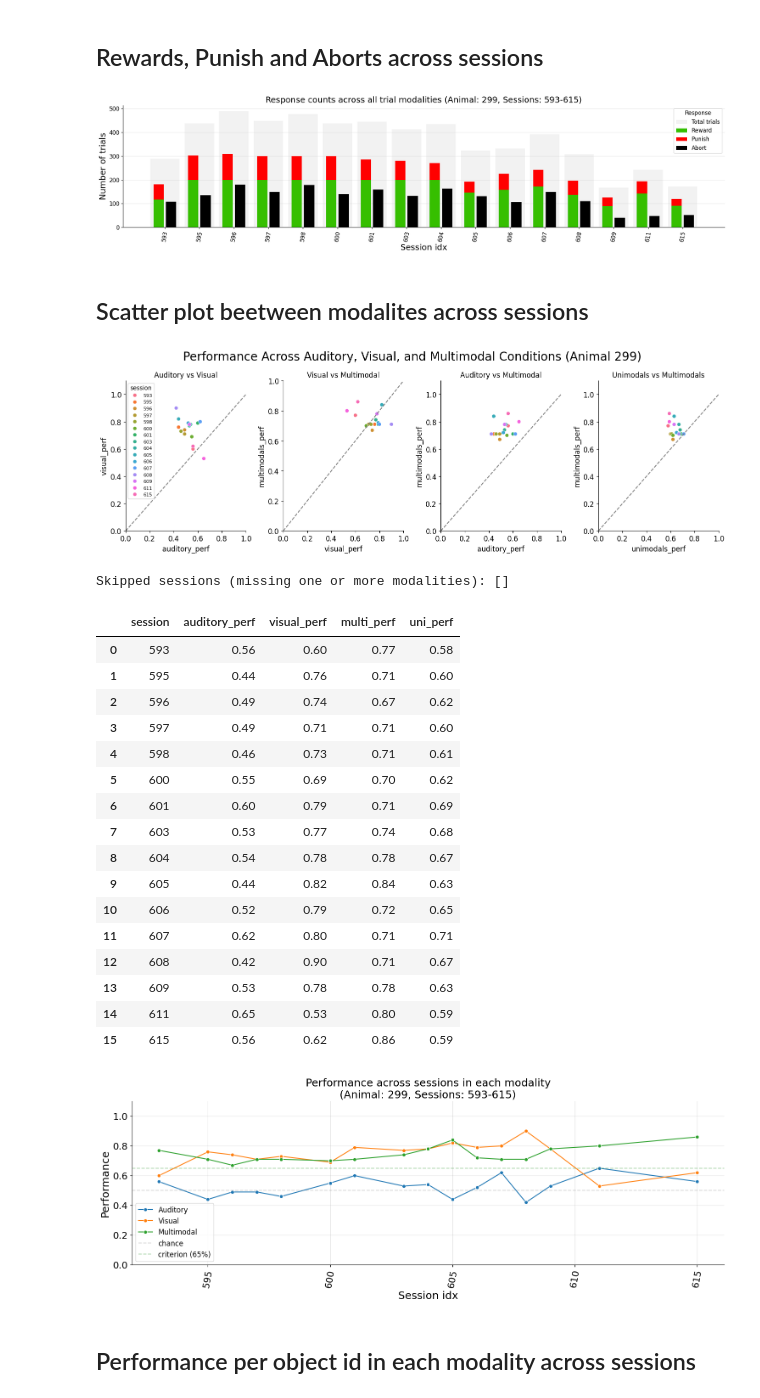
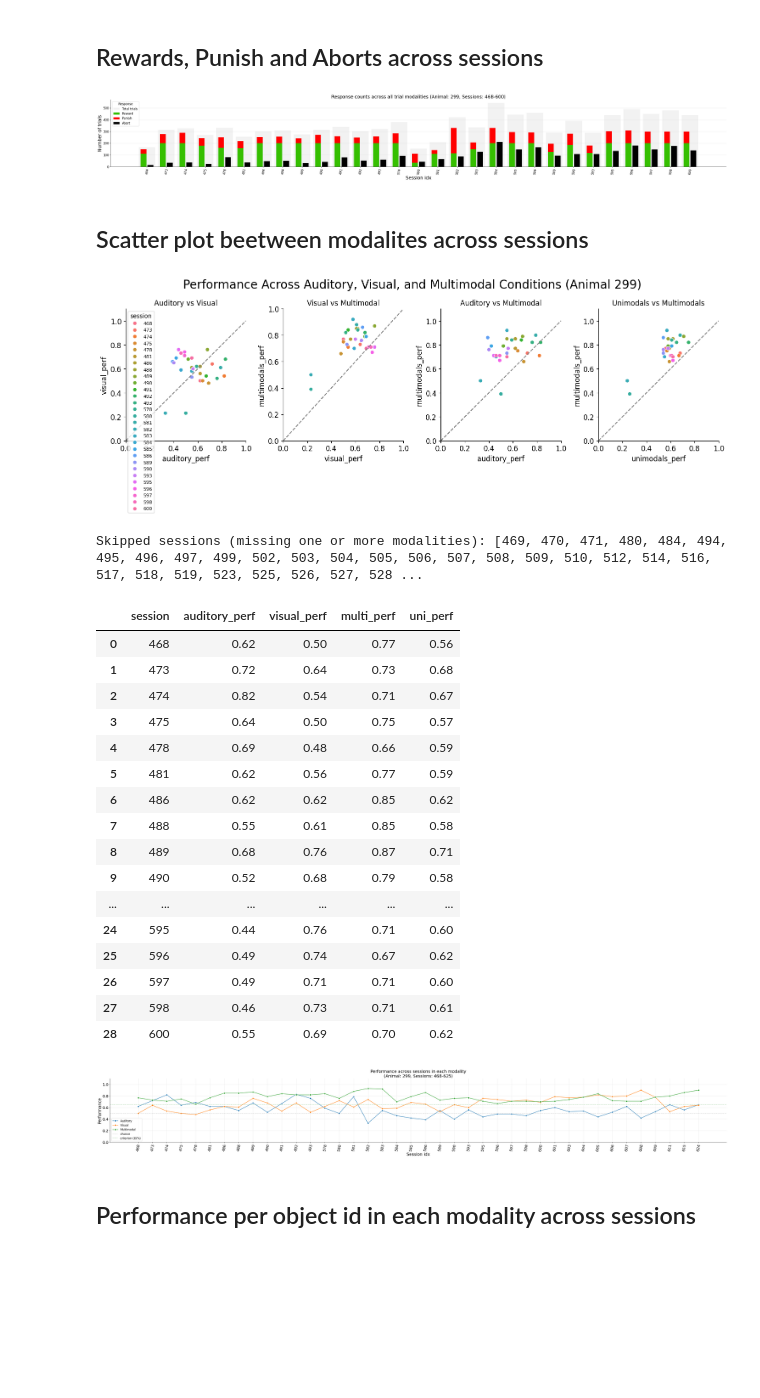
Before and after one commit to GratsakisA/multimodal_analysis, a Jupyter notebook: multimodal_analysis.ipynb, the cells around one changed output. Saved outputs shown, nothing was run; the diff lists cells and outputs as text; code cells hidden in the pictures; blank space fills up the shorter version.

Commit message:
fix: align modality plot sessions and exclude object 215

```diff
--- a/multimodal_analysis.ipynb
+++ b/multimodal_analysis.ipynb
@@ -64,12 +64,12 @@ from multimodal_functions import (
 # %%
 # complete the key
 animal_id = 299
-from_session = 593
-to_session = 615
+from_session = 468
+to_session = 600
 
 # define the difficulty level
 # one difficulty: [2] or multiple difficulties: [1,2,3]
-difficulty = [1,2]
+difficulty = [2]
 
 # exclude sessions from plotting
 # manual_exclusion_sessions = list(range(180, 280)) + [318,320,322]
@@ -85,35 +85,35 @@ get_condition_distribution(animal_id, from_session, to_session, stim, exp, manua
 # %%
 calculate_response_type(animal_id,from_session,to_session,stim,exp,manual_exclusion_sessions,difficulty,)
 # %% [output]
-[figure, old version]
+[figure, new version]
 # %% [markdown]
 ## Scatter plot beetween modalites across sessions
 # %%
 get_scatter_plot_modalities(animal_id,from_session,to_session,stim, exp,manual_exclusion_sessions,difficulty)
 # %% [output]
-[figure, old version]
+[figure, new version]
-Skipped sessions (missing one or more modalities): []
+Skipped sessions (missing one or more modalities): [469, 470, 471, 480, 484, 494, 495, 496, 497, 499, 502, 503, 504, 505, 506, 507, 508, 509, 510, 512, 514, 516, 517, 518, 519, 523, 525, 526, 527, 528 ...
 |  | session | auditory_perf | visual_perf | multi_perf | uni_perf |
-| 0 | 593 | 0.56 | 0.60 | 0.77 | 0.58 |
-| 1 | 595 | 0.44 | 0.76 | 0.71 | 0.60 |
-| 2 | 596 | 0.49 | 0.74 | 0.67 | 0.62 |
-| 3 | 597 | 0.49 | 0.71 | 0.71 | 0.60 |
-| 4 | 598 | 0.46 | 0.73 | 0.71 | 0.61 |
-| 5 | 600 | 0.55 | 0.69 | 0.70 | 0.62 |
-| 6 | 601 | 0.60 | 0.79 | 0.71 | 0.69 |
-| 7 | 603 | 0.53 | 0.77 | 0.74 | 0.68 |
-| 8 | 604 | 0.54 | 0.78 | 0.78 | 0.67 |
-| 9 | 605 | 0.44 | 0.82 | 0.84 | 0.63 |
-| 10 | 606 | 0.52 | 0.79 | 0.72 | 0.65 |
-| 11 | 607 | 0.62 | 0.80 | 0.71 | 0.71 |
-| 12 | 608 | 0.42 | 0.90 | 0.71 | 0.67 |
-| 13 | 609 | 0.53 | 0.78 | 0.78 | 0.63 |
-| 14 | 611 | 0.65 | 0.53 | 0.80 | 0.59 |
-| 15 | 615 | 0.56 | 0.62 | 0.86 | 0.59 |
+| 0 | 468 | 0.62 | 0.50 | 0.77 | 0.56 |
+| 1 | 473 | 0.72 | 0.64 | 0.73 | 0.68 |
+| 2 | 474 | 0.82 | 0.54 | 0.71 | 0.67 |
+| 3 | 475 | 0.64 | 0.50 | 0.75 | 0.57 |
+| 4 | 478 | 0.69 | 0.48 | 0.66 | 0.59 |
+| 5 | 481 | 0.62 | 0.56 | 0.77 | 0.59 |
+| 6 | 486 | 0.62 | 0.62 | 0.85 | 0.62 |
+| 7 | 488 | 0.55 | 0.61 | 0.85 | 0.58 |
+| 8 | 489 | 0.68 | 0.76 | 0.87 | 0.71 |
+| 9 | 490 | 0.52 | 0.68 | 0.79 | 0.58 |
+| ... | ... | ... | ... | ... | ... |
+| 24 | 595 | 0.44 | 0.76 | 0.71 | 0.60 |
+| 25 | 596 | 0.49 | 0.74 | 0.67 | 0.62 |
+| 26 | 597 | 0.49 | 0.71 | 0.71 | 0.60 |
+| 27 | 598 | 0.46 | 0.73 | 0.71 | 0.61 |
+| 28 | 600 | 0.55 | 0.69 | 0.70 | 0.62 |
 # %%
-get_linePlot_per_modality_across_sessions(animal_id,from_session,to_session,stim,exp,manual_exclusion_sessions,difficulty,criterion=0.65)
+get_linePlot_per_modality_across_sessions(animal_id,from_session,625,stim,exp,manual_exclusion_sessions,difficulty,criterion=0.65)
 # %% [output]
-[figure, old version]
+[figure, new version]
 # %% [markdown]
 ## Performance per object id in each modality across sessions
 # %%
```
Also changed, not shown: parts of 3 cells of this notebook, 1 other file.
